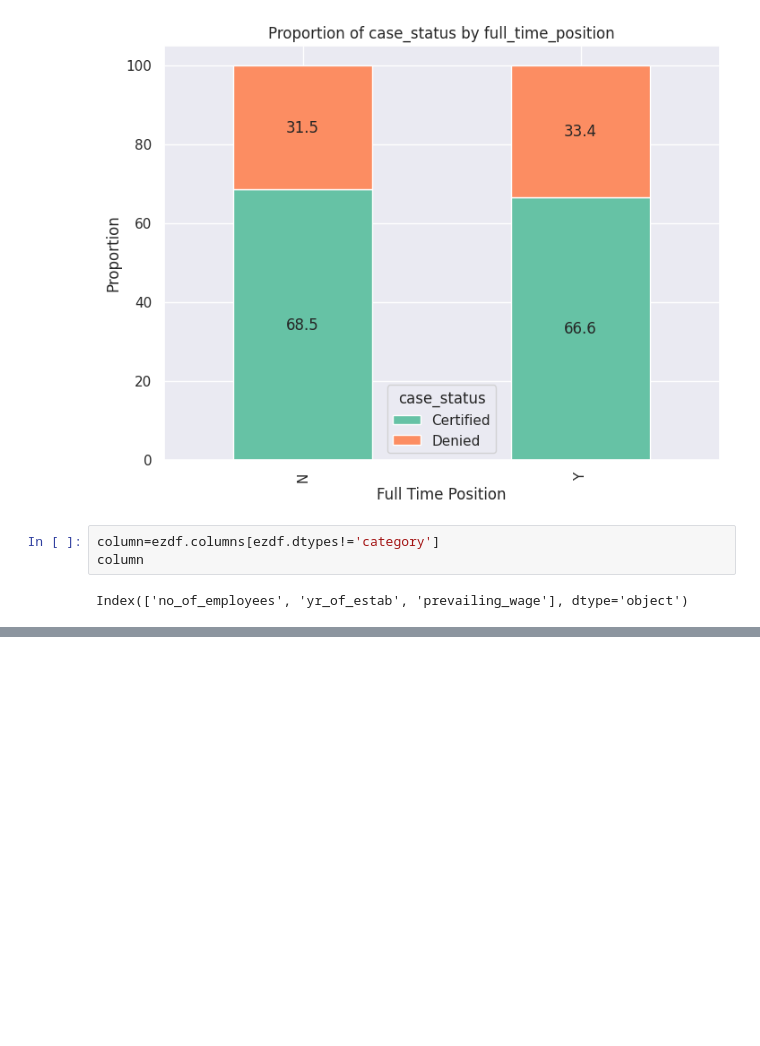
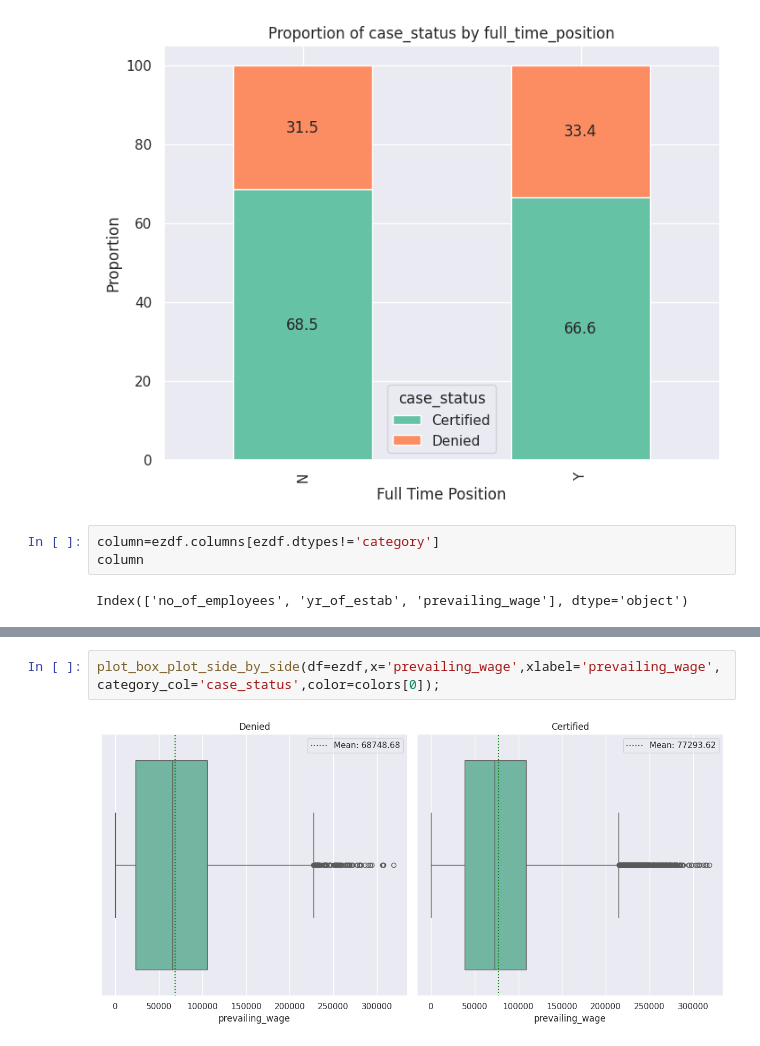
Before and after one commit to Rajesh2015/easy-visa, a Jupyter notebook: easy-visa-solution.ipynb, the cells around one changed output, grey strips where cells are left out. Drawn from its saved outputs; the diff is of its cells as text; blank space fills up the shorter version.

```diff
--- a/easy-visa-solution.ipynb
+++ b/easy-visa-solution.ipynb
@@ -1171,0 +1206,4 @@ dtype: float64
+# %%
+plot_box_plot_side_by_side(df=ezdf,x='prevailing_wage',xlabel='prevailing_wage',category_col='case_status',color=colors[0]);
+# %% [output]
+[figure, added]
```
Also changed, not shown: parts of 10 cells of this notebook.
